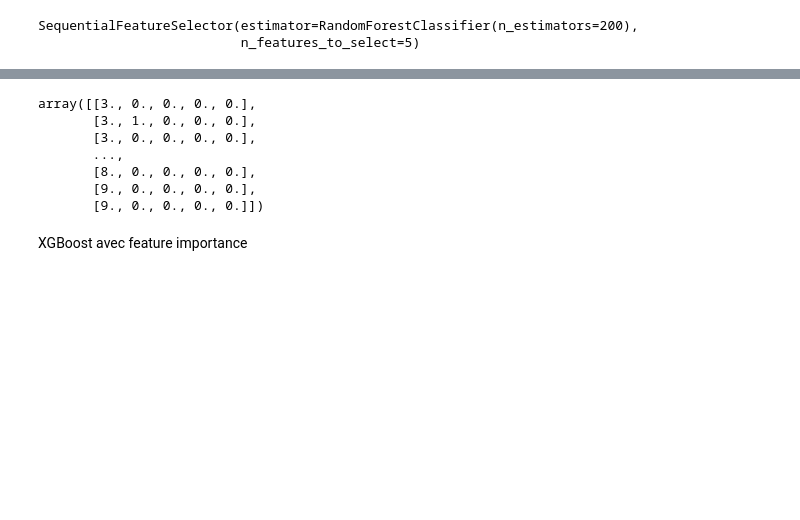
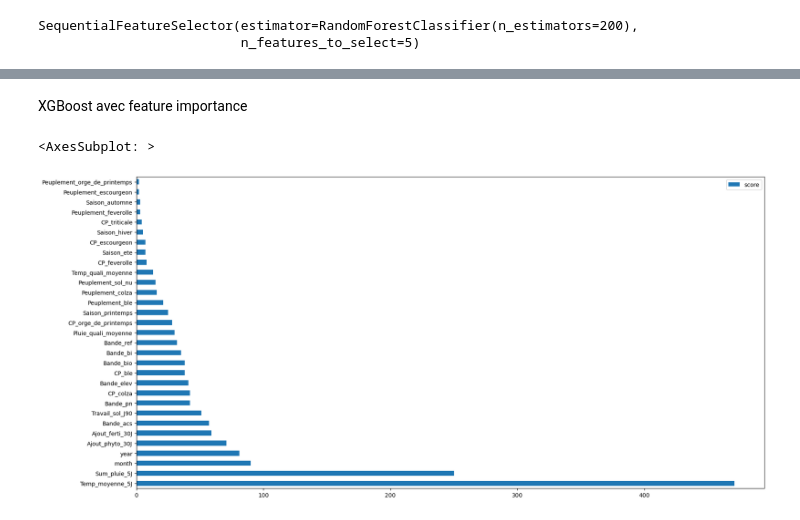
Before and after one commit to drylse/fil_rouge, a Jupyter notebook: selection_variables/relief.ipynb, the cells around one changed output, grey strips where cells are left out. Cells and saved outputs as stored; diff of their text form; code cells hidden in the pictures; blank space fills up the shorter version.

```diff
--- a/selection_variables/relief.ipynb
+++ b/selection_variables/relief.ipynb
@@ -130,15 +128,19 @@ dummy_data.loc[:,sfs.get_support()]
 | 371 | 9 | 0 | 0 | 0 | 0 |
 | 372 | 9 | 0 | 0 | 0 | 0 |
 373 rows × 5 columns
-# %%
-data_new
-# %% [output]
-array([[3., 0., 0., 0., 0.],
-       [3., 1., 0., 0., 0.],
-       [3., 0., 0., 0., 0.],
-       ...,
-       [8., 0., 0., 0., 0.],
-       [9., 0., 0., 0., 0.],
-       [9., 0., 0., 0., 0.]])
 # %% [markdown]
 XGBoost avec feature importance
+# %%
+from xgboost import XGBClassifier
+
+xgb = XGBClassifier()
+
+xgb.fit(dummy_data, target_O3)
+feature_important = xgb.get_booster().get_score(importance_type='weight')
+keys = list(feature_important.keys())
+values = list(feature_important.values())
+data = pd.DataFrame(data=values, index=keys, columns=["score"]).sort_values(by = "score", ascending=False)
+data.nlargest(40, columns="score").plot(kind='barh', figsize = (20,10))
+# %% [output]
+<AxesSubplot: >
+[figure, added]
```
Also changed, not shown: parts of 15 cells of this notebook, 1 other file.
